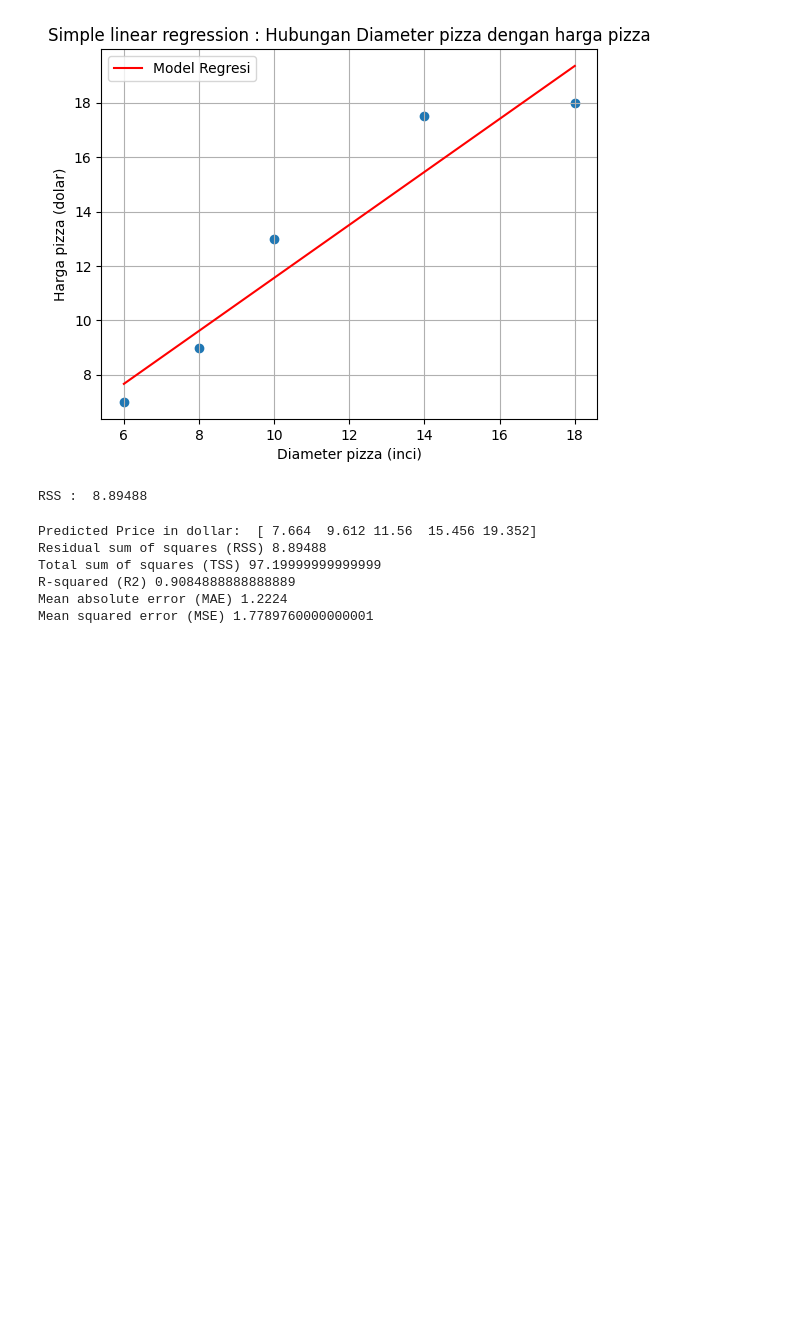
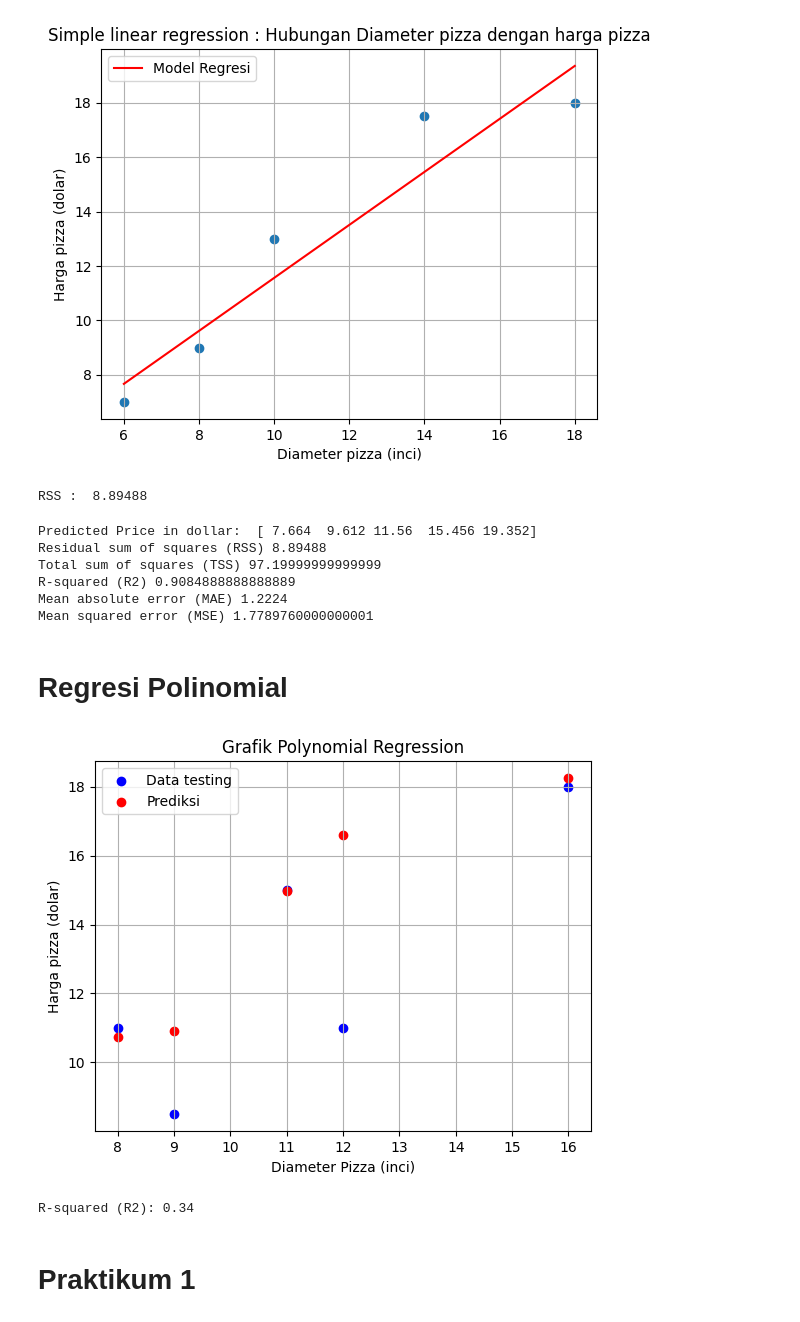
Before and after one commit to Saonoke/machine-learning-2024, a Jupyter notebook: week3.ipynb, the cells around one changed output. Cells and saved outputs as stored; diff of their text form; code cells hidden in the pictures; blank space fills up the shorter version.

```diff
--- a/week3.ipynb
+++ b/week3.ipynb
@@ -86,3 +86,68 @@ Total sum of squares (TSS) 97.19999999999999
 R-squared (R2) 0.9084888888888889
 Mean absolute error (MAE) 1.2224
 Mean squared error (MSE) 1.7789760000000001
+# %% [markdown]
+# Regresi Polinomial
+# %%
+import numpy as np
+import matplotlib.pyplot as plt
+from sklearn.preprocessing import PolynomialFeatures
+from sklearn.linear_model import LinearRegression
+from sklearn.metrics import r2_score
+
+# Data Training
+x_train = np.array([
+    [6,2],
+    [8,1],
+    [10,0],
+    [14,2],
+    [18,3]
+])
+
+y_train = np.array([7,9,13,17.5,18])
+
+# data testing
+
+x_test = np.array([
+    [8,2],
+    [9,0],
+    [11,2],
+    [16,2],
+    [12,0]
+])
+
+y_test = np.array([11,8.5,15,18,11])
+
+# Inisialisasi model linear regression
+model = LinearRegression()
+
+# Membentuk polinomial fitur
+poly =  PolynomialFeatures(degree=2) # ganti degree sesuai dengan derajat polinomial yang diinginkan
+x_train_poly = poly.fit_transform(x_train)
+x_test_poly = poly.transform(x_test)
+
+# Melatih model dengan data training
+model.fit(x_train_poly,y_train)
+
+# melakukan prediksi dengan data testing
+y_pred = model.predict(x_test_poly)
+
+# Menghitung R-squared (R2) dari model terlatih
+r2 = r2_score(y_test, y_pred)
+
+# plot hasil regresi
+plt.scatter(x_test[:,0], y_test, color='blue',label='Data testing')
+plt.scatter(x_test[:,0], y_pred, color='red', label='Prediksi')
+plt.title('Grafik Polynomial Regression')
+plt.xlabel('Diameter Pizza (inci)')
+plt.ylabel('Harga pizza (dolar)')
+plt.legend()
+plt.grid(True)
+plt.show()
+
+print(f"R-squared (R2): {r2:.2f}")
+# %% [output]
+[figure, added]
+R-squared (R2): 0.34
+# %% [markdown]
+# Praktikum 1
```
Also changed, not shown: parts of 18 cells of this notebook.
